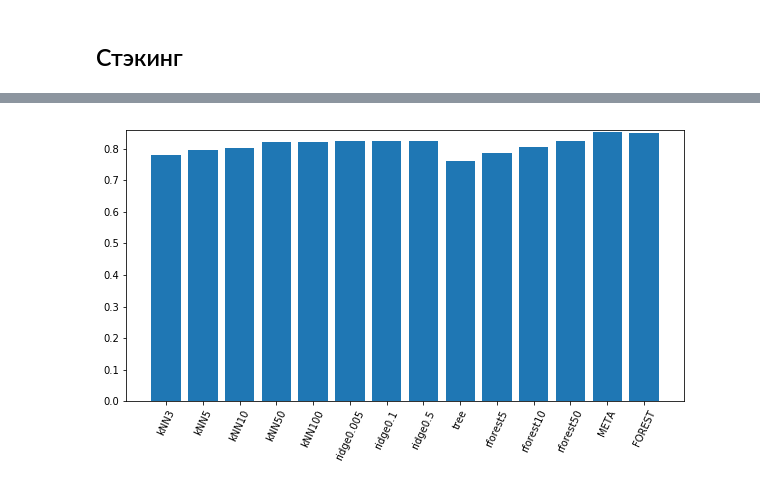
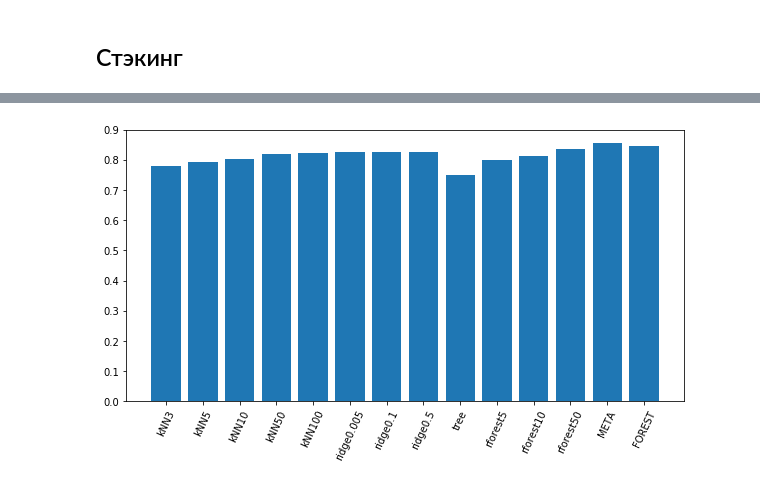
Before and after one commit to Split174/indiv_usml_project, a Jupyter notebook: Untitled1.ipynb, the cells around one changed output, grey strips where cells are left out. Cells and saved outputs as stored; diff of their text form; code cells hidden in the pictures.

```diff
--- a/Untitled1.ipynb
+++ b/Untitled1.ipynb
@@ -499,13 +497,13 @@ dota["radiant_bundles"] = pd.Series()
 dota["dire_bundles"] = pd.Series()
 dota["radiant_bundles"] = 0
 dota["dire_bundles"] = 0
-for index, arr in enumerate(radianpick):
+for index, arr in enumerate(radiantpick):
     for bundle in bundles:
         if (bundle[0] in arr) and (bundle[1] in arr):
             dota["radiant_bundles"].iloc[index] += 1
 
 for index, arr in enumerate(direpick):
     for bundle in bundles:
-        if (bundle[0] in arr) and (radianpick[1] in arr):
+        if (bundle[0] in arr) and (direpick[1] in arr):
             dota["dire_bundles"].iloc[index] += 1
 # %% [output]
@@ -536,7 +534,7 @@ forest_params = {"n_estimators" : range(10, 101, 5), "min_samples_split" : range
 logreg_params = {'C': [0.000001, 0.001, 0.01, 0.1, 1, 10, 100, 1000]}
 
 forest_grid = RandomizedSearchCV(forest, forest_params, scoring='accuracy', n_jobs=-1,cv=5,
-                                 n_iter = 500, random_state=rnd_seed).fit(X_train, y_train)
+                                 n_iter = 20, random_state=rnd_seed).fit(X_train, y_train)
 print("forest done")
 logreg_grid = GridSearchCV(log_reg, logreg_params, scoring='accuracy', n_jobs=-1,cv=5).fit(X_train, y_train)
 
@@ -636,7 +632,8 @@ from xgboost import XGBClassifier
 y = dota.radiant_win
 X = dota.drop(columns="radiant_win")
 
-X_train, X_holdout, y_train, y_holdout = train_test_split(X, y, test_size=0.3,random_state=rnd_seed)
+X_train, X_test, y_train, y_test = train_test_split(X, y, test_size=0.3,random_state=rnd_seed)
+
 
 N = 3000
 X_train1, y_train1, X_train2, y_train2 = X_train.iloc[:N], y_train[:N], X_train.iloc[N:], y_train[N:]
@@ -681,5 +678,5 @@ meta_params = {"n_estimators" : range(10, 101, 5), "min_samples_split" : range(2
                  "max_depth" : range(1, 15), "max_features" : [int(np.power(12, 1/3)), int(np.power(12, 1/2)),
                                                                int(np.power(12, 1/5))]}
 meta_cv = RandomizedSearchCV(forest, meta_params, scoring='accuracy', n_jobs=-1,cv=5,
-                                 n_iter = 500, random_state=rnd_seed).fit(meta_for_fit, y_train2)
+                                 n_iter = 100, random_state=rnd_seed).fit(meta_for_fit, y_train2)
 # %% [output]
@@ -707,8 +720,8 @@ models_accuracy["FOREST"] = accuracy_score(y_holdout, ypre_forest)
 # %%
 plt.figure(figsize=(10, 5))
-plt.ylim(0, 0.86)
+plt.ylim(0, 0.9)
 plt.xticks(rotation=65)
 plt.bar(models_accuracy.keys(), models_accuracy.values())
 plt.show()
 # %% [output]
-[figure, old version]
+[figure, new version]
```
Also changed, not shown: parts of 19 cells of this notebook.
